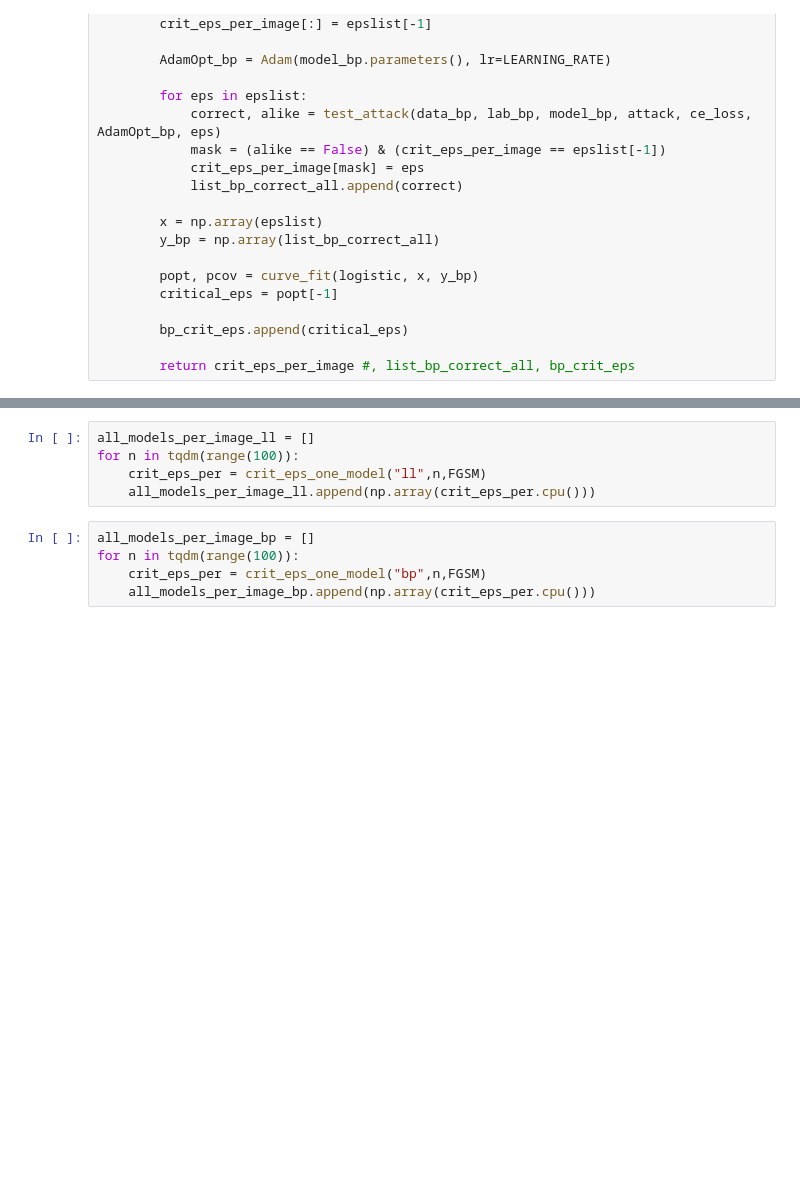
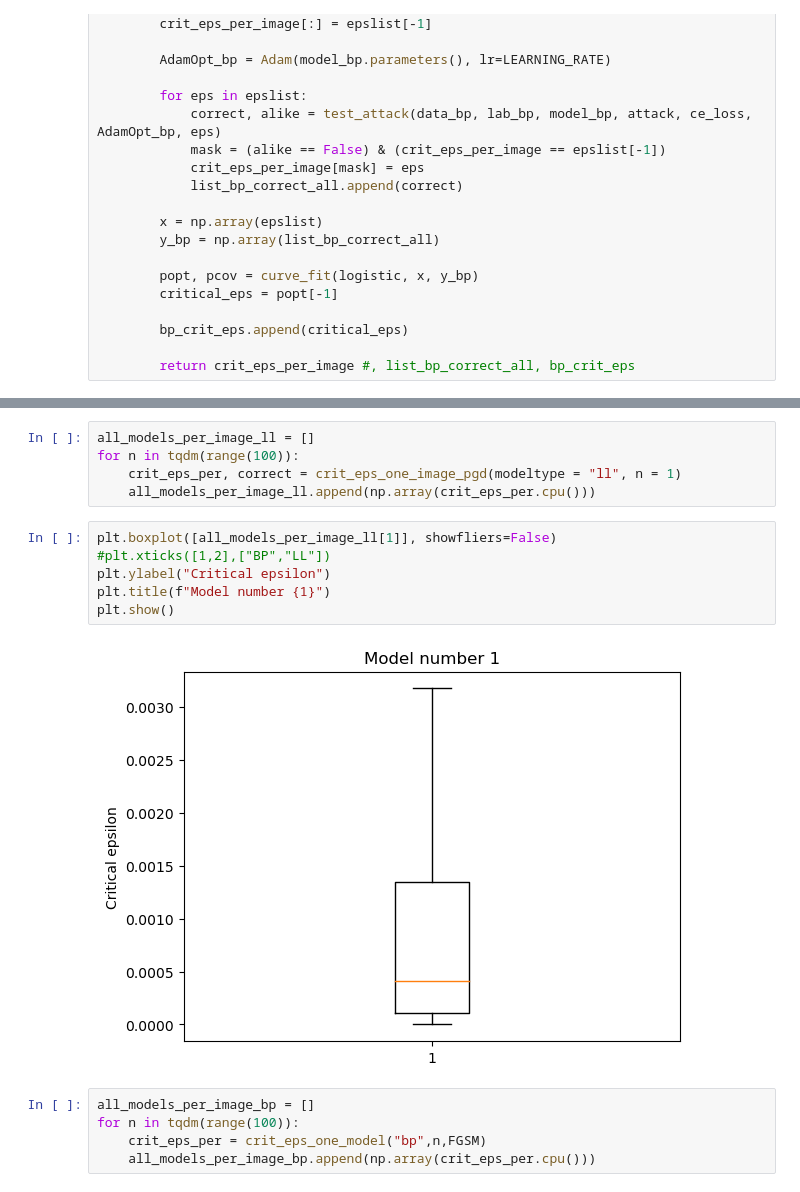
Before and after one commit to holzhauk/LocalLearning, a Jupyter notebook: notebooks/Mia .ipynb, the cells around one changed output, grey strips where cells are left out. Saved outputs shown, nothing was run; the diff lists cells and outputs as text; blank space fills up the shorter version.

```diff
--- a/notebooks/Mia .ipynb
+++ b/notebooks/Mia .ipynb
@@ -573,8 +666,16 @@ def crit_eps_one_model(modeltype,n,attack,epslist=epslist):
 # %%
 all_models_per_image_ll = []
 for n in tqdm(range(100)):
-    crit_eps_per = crit_eps_one_model("ll",n,FGSM)
+    crit_eps_per, correct = crit_eps_one_image_pgd(modeltype = "ll", n = 1)
     all_models_per_image_ll.append(np.array(crit_eps_per.cpu()))
+# %%
+plt.boxplot([all_models_per_image_ll[1]], showfliers=False)
+#plt.xticks([1,2],["BP","LL"])
+plt.ylabel("Critical epsilon")
+plt.title(f"Model number {1}")
+plt.show()
+# %% [output]
+[figure, added]
 # %%
 all_models_per_image_bp = []
 for n in tqdm(range(100)):
```
Also changed, not shown: parts of 19 cells of this notebook.
